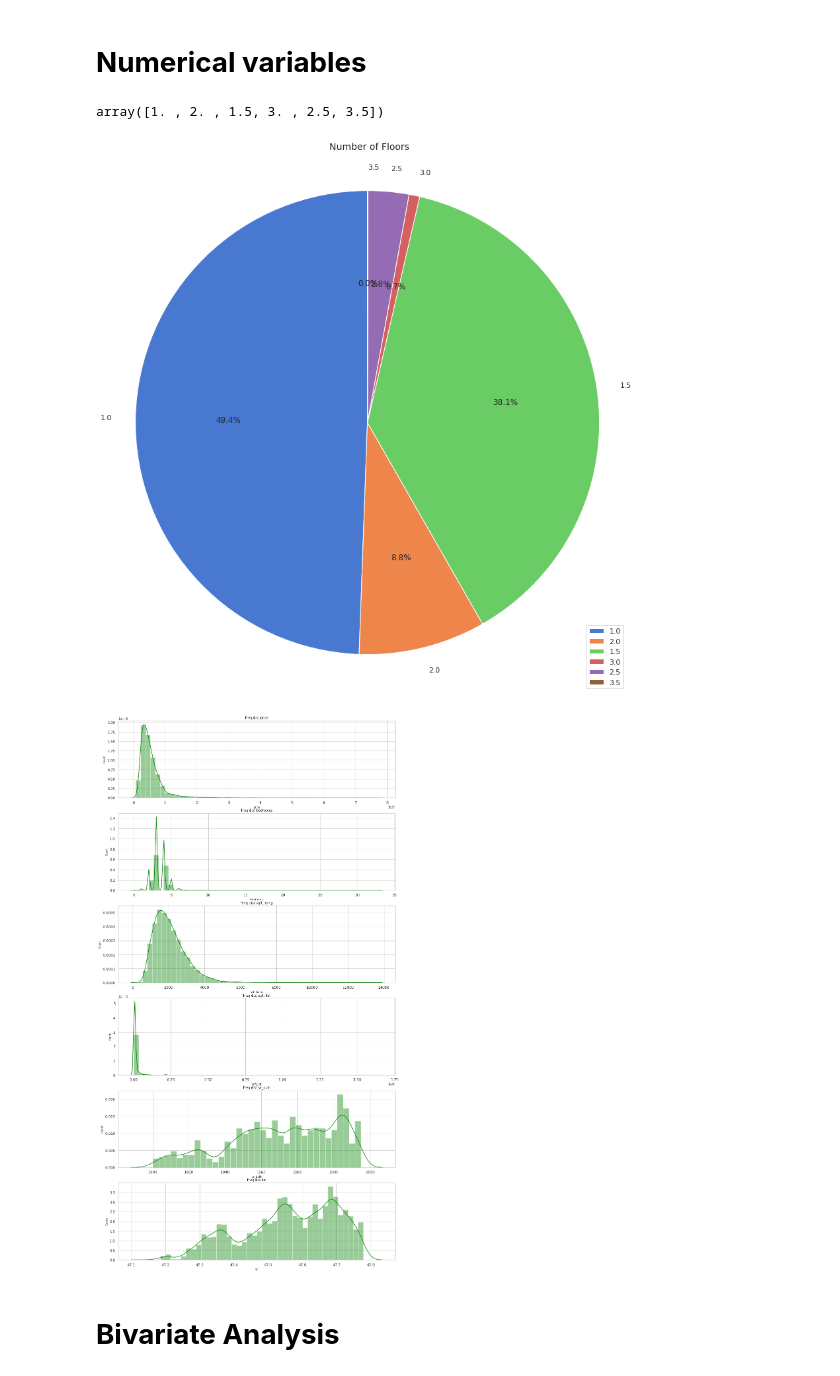
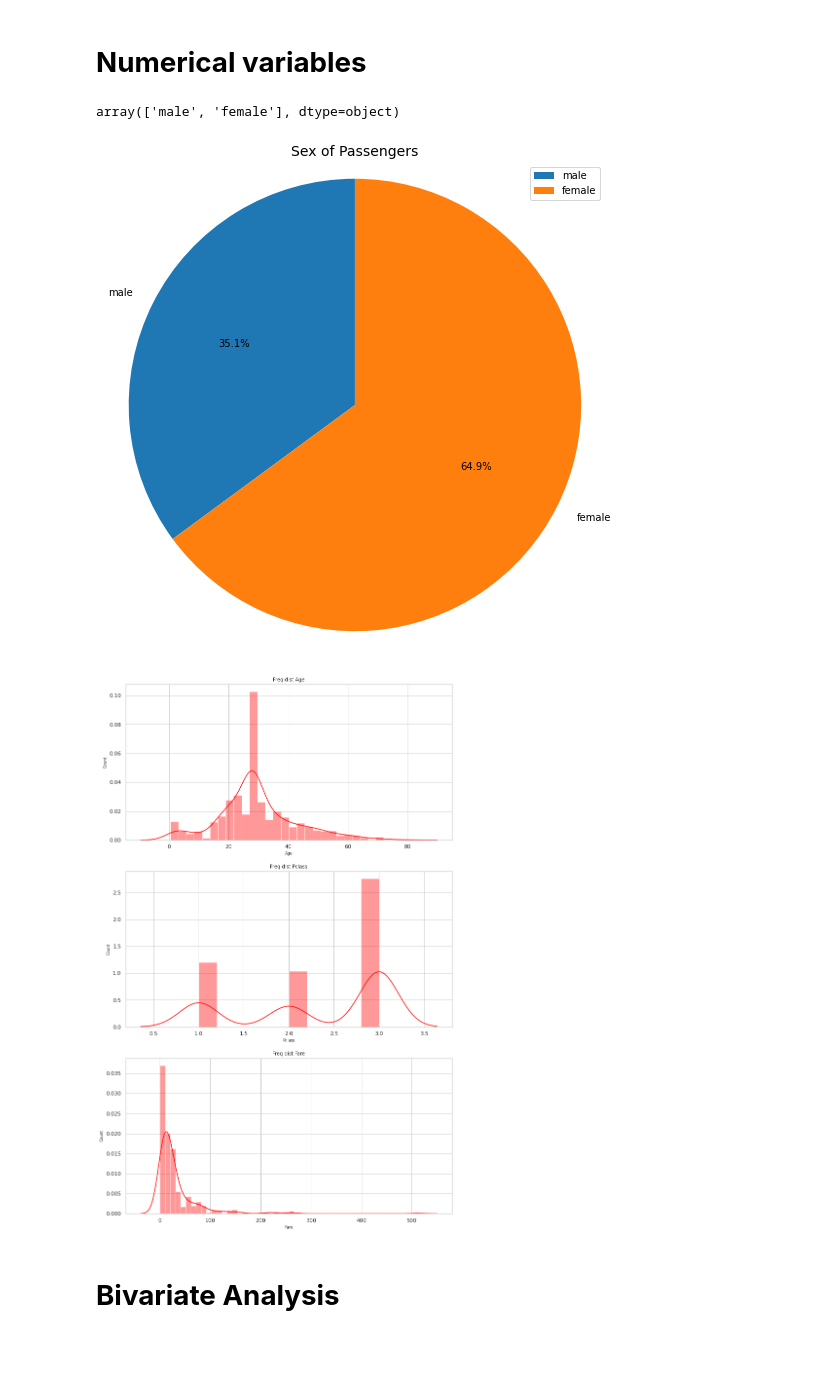
Before and after one commit to therealellam/CORE_ML_WK4, a Jupyter notebook: DSP_CORE_MOD2_IP_WK4_ML_Bellah_Ellam.ipynb, the cells around one changed output. Drawn from its saved outputs; the diff is of its cells as text; code cells hidden in the pictures; blank space fills up the shorter version.

```diff
--- a/DSP_CORE_MOD2_IP_WK4_ML_Bellah_Ellam.ipynb
+++ b/DSP_CORE_MOD2_IP_WK4_ML_Bellah_Ellam.ipynb
@@ -126,3 +122,10 @@ Fare             0
 Cabin          687
 Embarked         2
 dtype: int64
+# %%
+#Dropping cabin column since it has 77.1% missing values
+
+df.drop(columns='Cabin', inplace= True)
+# %%
+#replacing the missing values in the Age column with the median Age
+df['Age']=df['Age'].fillna(df['Age'].median())
@@ -128,0 +147,3 @@ dtype: int64
+# %%
+df = df.dropna(axis=0)
+df.isnull().sum()
@@ -140,6 +174,6 @@ df.duplicated().sum()
 # %%
 #Dropping Duplicates
 
-df.drop_duplicates(keep=False,inplace=True)
+# df.drop_duplicates(keep=False,inplace=True)
 
-df.duplicated().values.any()
+# df.duplicated().values.any()
@@ -241,39 +237,39 @@ plt.xticks(rotation=90)
 # %% [markdown]
 # **Numerical variables**
 # %%
-pd.unique(df['floors'])
+pd.unique(df['Sex'])
 # %% [output]
-array([1. , 2. , 1.5, 3. , 2.5, 3.5])
+array(['male', 'female'], dtype=object)
 # %%
-tp = df['floors'].unique()
-count = df.groupby(['floors'])["id"].count()
+tp = df['Sex'].unique()
+count = df.groupby(['Sex'])["PassengerId"].count()
 
-plt.figure(figsize=(14,15))
+plt.figure(figsize=(9,9))
 plt.pie(count, labels = tp, autopct = '%1.1f%%', shadow = False, startangle = 90)
 plt.axis('equal')
 plt.legend()
-plt.title('Number of Floors', fontsize=14)
+plt.title('Sex of Passengers', fontsize=14)
 plt.show()
 # %% [output]
-[figure, old version]
+[figure, new version]
 # %%
 #Analyzing numerical columns
 
-col_names = ['price','bedrooms','sqft_living','sqft_lot','yr_built', 'lat']
+col_names = ['Age','Pclass','Fare']
 
-fig, ax = plt.subplots(len(col_names), figsize=(15,30))
+fig, ax = plt.subplots(len(col_names), figsize=(12,20))
 
 for i, col_val in enumerate(col_names):
 
-    sns.distplot(df[col_val], hist=True, ax=ax[i],color= 'green')
+    sns.distplot(df[col_val], hist=True, ax=ax[i],color= 'red')
     ax[i].set_title('Freq dist '+col_val, fontsize=10)
     ax[i].set_xlabel(col_val, fontsize=8)
     ax[i].set_ylabel('Count', fontsize=8)
 
 
 plt.show()
 # %% [output]
-[figure, old version]
+[figure, new version]
 # %% [markdown]
 # **Bivariate Analysis**
 # %%
```
Also changed, not shown: parts of 53 cells of this notebook.
